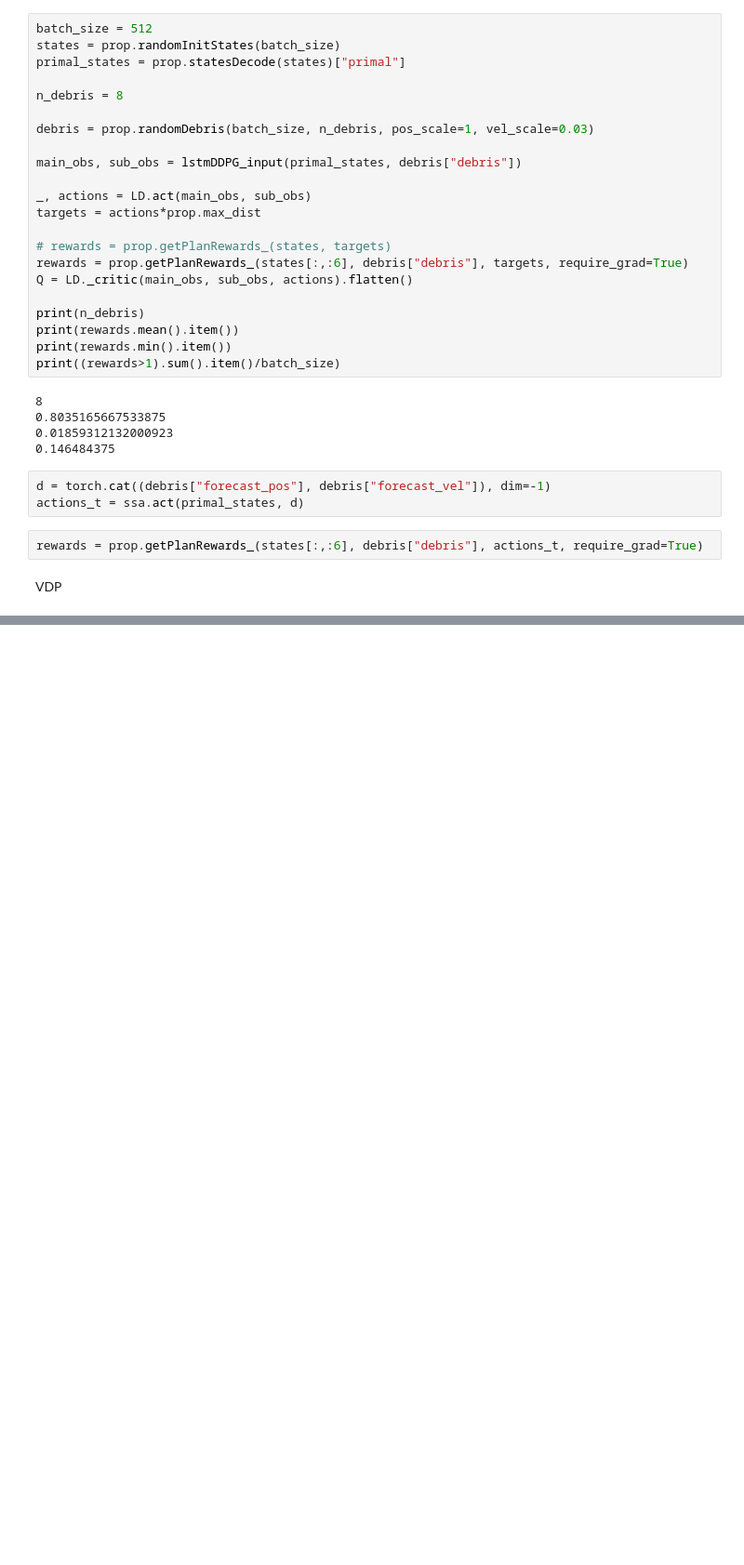
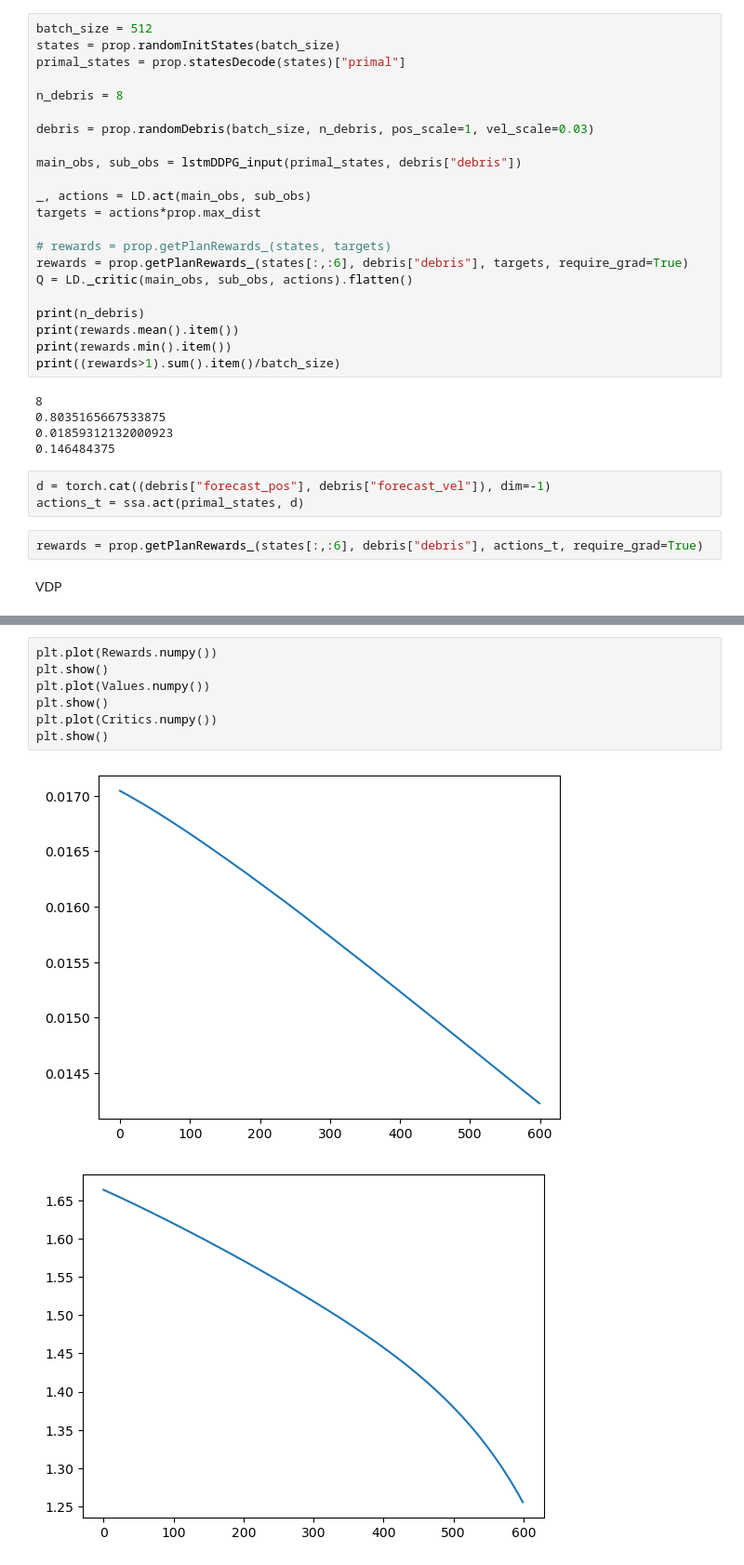
Before and after one commit to liziyao99/multi-debris-avoidance, a Jupyter notebook: test.ipynb, the cells around one changed output, grey strips where cells are left out. Shown at 93% size. Saved outputs shown, nothing was run; the diff lists cells and outputs as text; blank space fills up the shorter version.

```diff
--- a/test.ipynb
+++ b/test.ipynb
@@ -502,0 +741,10 @@ plt.show()
+# %%
+plt.plot(Rewards.numpy())
+plt.show()
+plt.plot(Values.numpy())
+plt.show()
+plt.plot(Critics.numpy())
+plt.show()
+# %% [output]
+[figure, added]
+[figure, added]
```
Also changed, not shown: parts of 16 cells of this notebook, 7 other files.
